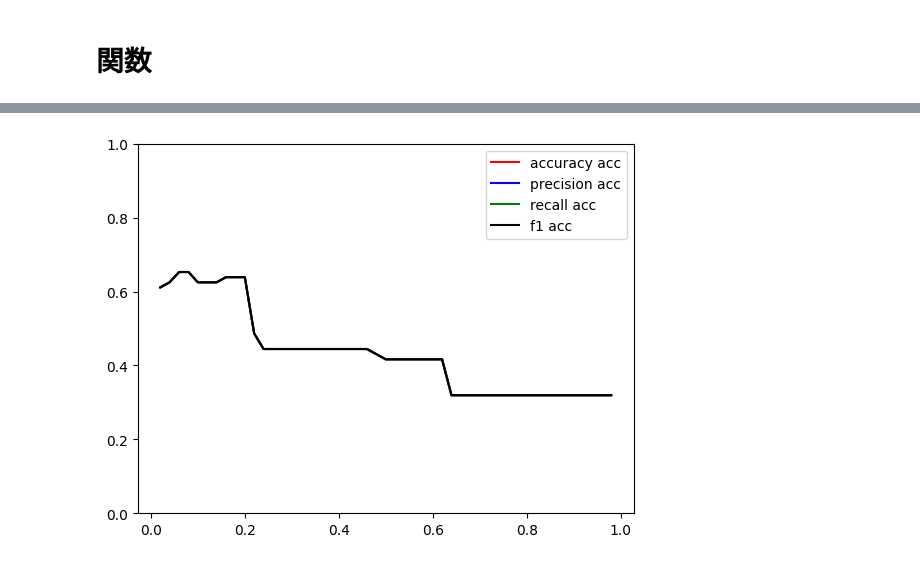
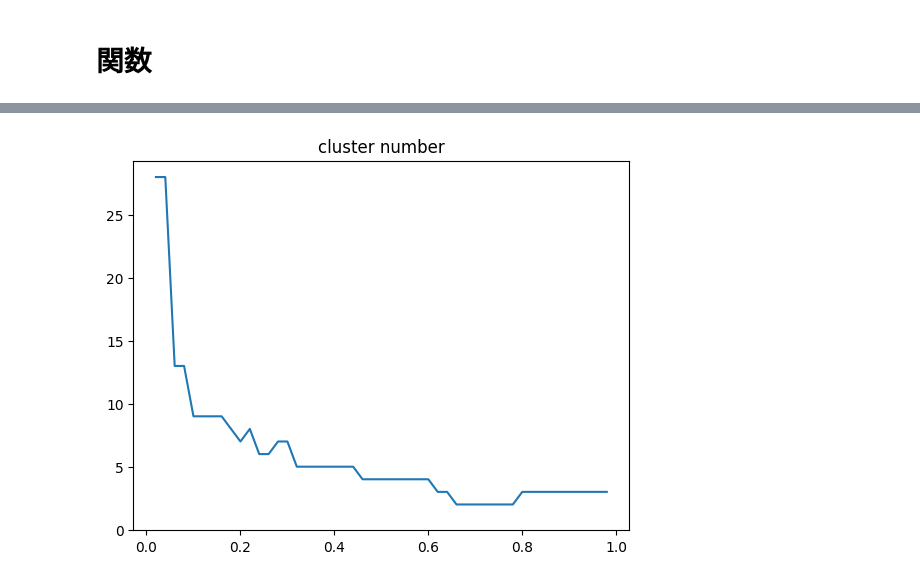
Before and after one commit to vdslab/watahal_proseka-score, a Jupyter notebook: score/clustering_DBSCAN.ipynb, the cells around one changed output, grey strips where cells are left out. Saved outputs shown, nothing was run; the diff lists cells and outputs as text; code cells hidden in the pictures.

```diff
--- a/score/clustering_DBSCAN.ipynb
+++ b/score/clustering_DBSCAN.ipynb
@@ -154,77 +159,82 @@ for eps,file_path in enumerate(notes_file_paths):
     # print(rng)
 
     epses = []
-    accuracys_acc = []
-    accuracys = []
-    precisions_acc = []
-    precisions = []
-    recalls_acc = []
-    recalls = []
-    f1s_acc = []
-    f1s = []
     silhouettes = []
+    cluster_counts = []
+    weight_scores = []
+    no_weight_scores = []
     for eps in rng:
+        print(f"eps = {eps}")
         epses.append(eps)
 
         clustering_result = DBSCAN(eps=eps, min_samples=3).fit_predict(data)
         clustering_result += 1
-        # pprint.pprint(clustering_result)
-        print(f"eps = {eps}")
+
+        cluster_count = len(set(clustering_result))
+        cluster_counts.append(cluster_count)
+        print(f"clusters count: {cluster_count}")
+
         silhouette = silhouette_score(data, clustering_result)
-        # print("silhouette score = ", silhouette)
         silhouettes.append(silhouette)
-        # print("acc")
-        accuracy, precision, recall, f1 = acc_est(clustering_result, True)
-        accuracys_acc.append(accuracy)
-        precisions_acc.append(precision)
-        recalls_acc.append(recall)
-        f1s_acc.append(f1)
 
-        # print("not acc")
+        accuracy, precision, recall, f1 = acc_est(clustering_result, False)
+        weight_scores.append([accuracy, precision, recall, f1])
+
         accuracy, precision, recall, f1 = est(clustering_result, True)
-        accuracys.append(accuracy)
-        precisions.append(precision)
-        recalls.append(recall)
-        f1s.append(f1)
+        no_weight_scores.append([accuracy, precision, recall, f1])
 
-    plt.plot(epses, silhouettes, label="silhouette")
+    weight_scores = list(zip(*weight_scores))
+    no_weight_scores = list(zip(*no_weight_scores))
+
+    plt.plot(epses, silhouettes)
+    plt.title("silhouette")
+    plt.ylim([-1.05, 1.05])
+    plt.show()
+
+    plt.plot(epses, cluster_counts)
+    plt.title("cluster number")
+    plt.ylim(bottom=-0.05)
+    plt.show()
+
+    colors = ["red", "blue", "green", "cyan"]
+    labels = ["accuracy", "precision", "recall", "f1"]
+
+    for i in range(len(weight_scores)):
+        plt.plot(epses, weight_scores[i], color=colors[i], label=labels[i])
+    plt.ylim([-0.05, 1.05])
+    plt.xlabel("eps")
+    plt.title("weight")
     plt.legend()
     plt.show()
 
-    plt.plot(epses, accuracys_acc, color="red", label="accuracy acc")
-    plt.plot(epses, precisions_acc, color="blue", label="precision acc")
-    plt.plot(epses, recalls_acc, color="green", label="recall acc")
-    plt.plot(epses, f1s_acc, color="black", label="f1 acc")
-    plt.ylim([0, 1])
-    plt.legend()
-    plt.show()
+    # no_weight_scores
 
-    plt.plot(epses, accuracys, color="red", label="accuracy")
-    plt.plot(epses, precisions, color="blue", label="precision")
-    plt.plot(epses, recalls, color="green", label="recall")
-    plt.plot(epses, f1s, color="black", label="f1")
-    plt.ylim([0, 1])
+    for i in range(len(no_weight_scores)):
+        plt.plot(epses, no_weight_scores[i], color=colors[i], label=labels[i])
+    plt.ylim([-0.05, 1.05])
+    plt.xlabel("eps")
+    plt.title("no weight")
     plt.legend()
     plt.show()
 
     # 0.003250035
-    clustering_result = DBSCAN(eps=0.003250035, min_samples=3).fit_predict(data)
-    clustering_result += 1
-    # 次元削減
-    tsne = TSNE(n_components=2, random_state=0)
-    data_tsne = tsne.fit_transform(data)
+    # clustering_result = DBSCAN(eps=0.003250035, min_samples=3).fit_predict(data)
+    # clustering_result += 1
+    # # 次元削減
+    # tsne = TSNE(n_components=2, random_state=0)
+    # data_tsne = tsne.fit_transform(data)
 
-    plt.scatter(data_tsne[:,0],data_tsne[:,1], c=clustering_result, cmap="gist_ncar")
-    plt.show()
+    # plt.scatter(data_tsne[:,0],data_tsne[:,1], c=clustering_result, cmap="gist_ncar")
+    # plt.show()
 
     # 各区間ごとのデータ
     # for d in zip(data_tsne, clustering_result):
     #     print(d)
-    clustering_data = [[id,float(pos[0]), float(pos[1]), int(l)]for (pos, l) in zip(data_tsne, clustering_result)]
+    # clustering_data = [[id,float(pos[0]), float(pos[1]), int(l)]for (pos, l) in zip(data_tsne, clustering_result)]
 
-    with open(f"{save_dir}/{save_file_name}", "a", newline="") as f:
-        writer = csv.writer(f)
-        writer.writerows(clustering_data)
+    # with open(f"{save_dir}/{save_file_name}", "a", newline="") as f:
+    #     writer = csv.writer(f)
+    #     writer.writerows(clustering_data)
 # %% [output]
 ['./data/_json/feature_vector/test/song155_[cnt2_move]_fv.json']
 eps = 0.02
@@ -247 +257 @@ eps = 0.9800000000000005
-[figure, old version]
+[figure, new version]
```
Also changed, not shown: parts of 6 cells of this notebook, 1 other file.
